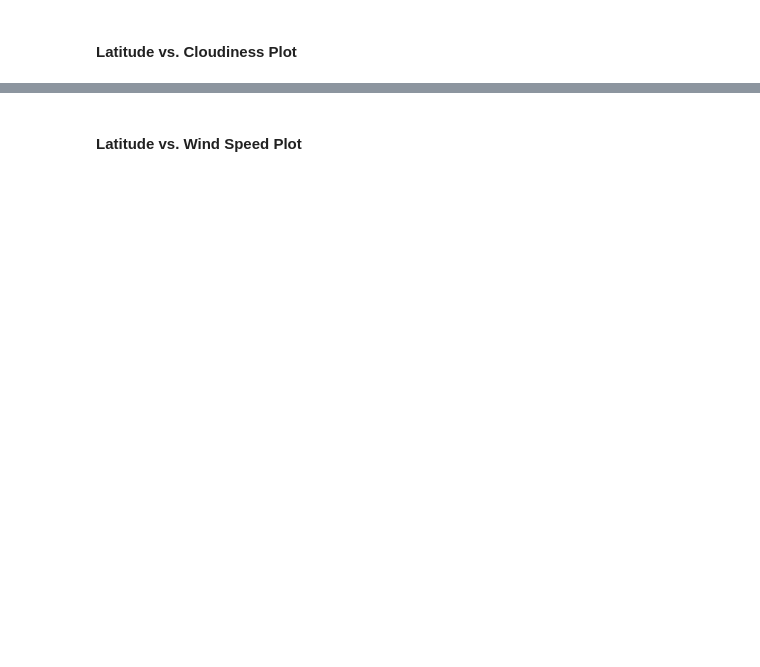
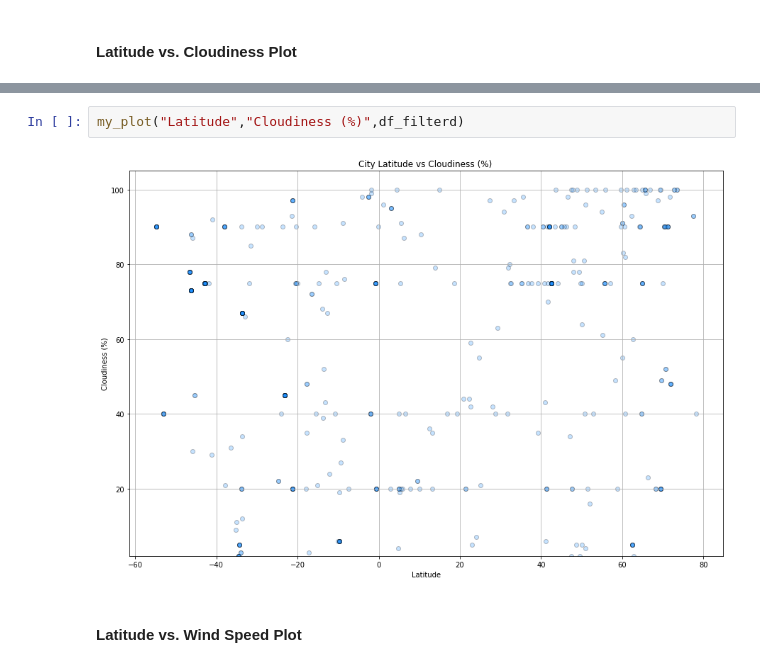
Before and after one commit to atulbhingarde/DATA-06, a Jupyter notebook: starter_code/WeatherPy.ipynb, the cells around one changed output, grey strips where cells are left out. Cells and saved outputs as stored; diff of their text form; blank space fills up the shorter version.

```diff
--- a/starter_code/WeatherPy.ipynb
+++ b/starter_code/WeatherPy.ipynb
@@ -99,2 +248,6 @@ dtype: int64
+# %%
+my_plot("Latitude","Cloudiness (%)",df_filterd)
+# %% [output]
+[figure, added]
 # %% [markdown]
 #### Latitude vs. Wind Speed Plot
```
Also changed, not shown: parts of 37 cells of this notebook, 13 other files.
